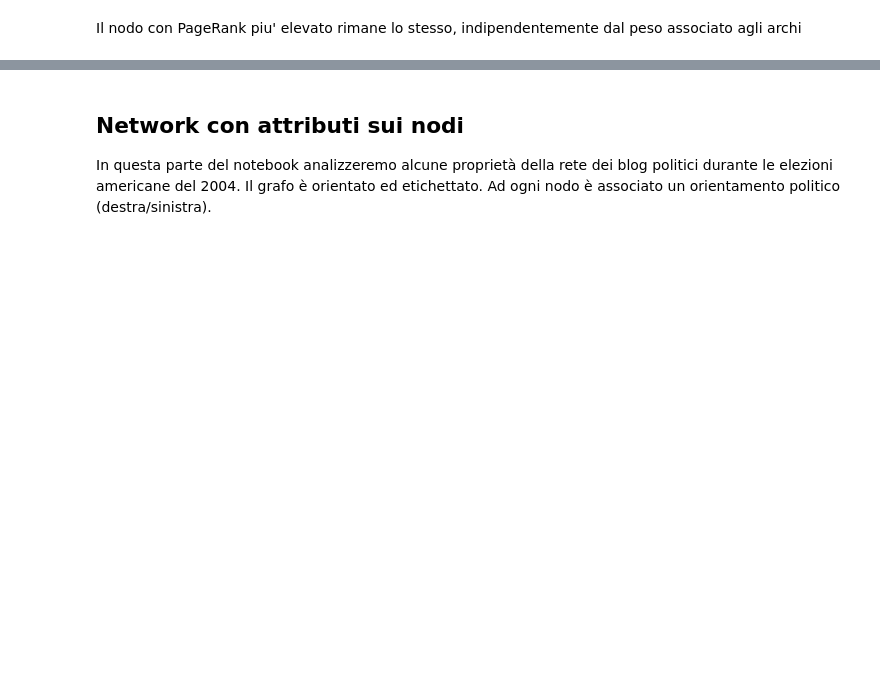
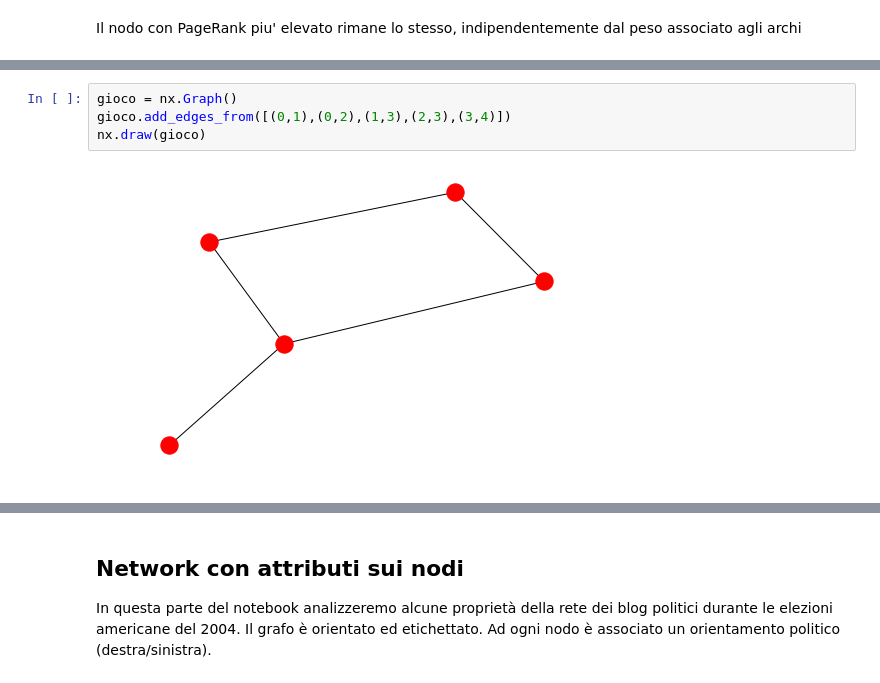
Before and after one commit to matzigno/SocialMediaMining2019, a Jupyter notebook: NetworkX.ipynb, the cells around one changed output, grey strips where cells are left out. Saved outputs shown, nothing was run; the diff lists cells and outputs as text; blank space fills up the shorter version.

```diff
--- a/NetworkX.ipynb
+++ b/NetworkX.ipynb
@@ -1229,0 +1270,6 @@ dove $N$ indica il numero di nodi del grafo e $n$ il numero di nodi raggiungibil
+# %%
+gioco = nx.Graph()
+gioco.add_edges_from([(0,1),(0,2),(1,3),(2,3),(3,4)])
+nx.draw(gioco)
+# %% [output]
+[figure, added]
```
Also changed, not shown: parts of 47 cells of this notebook.
